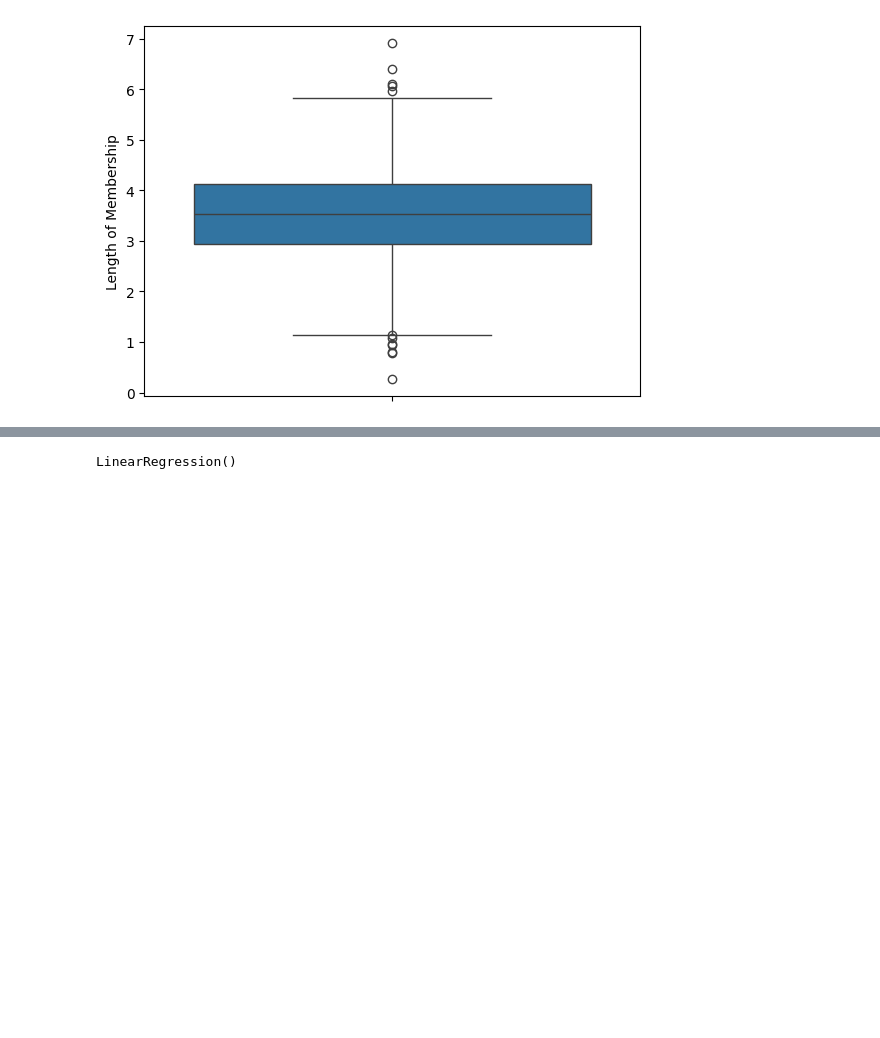
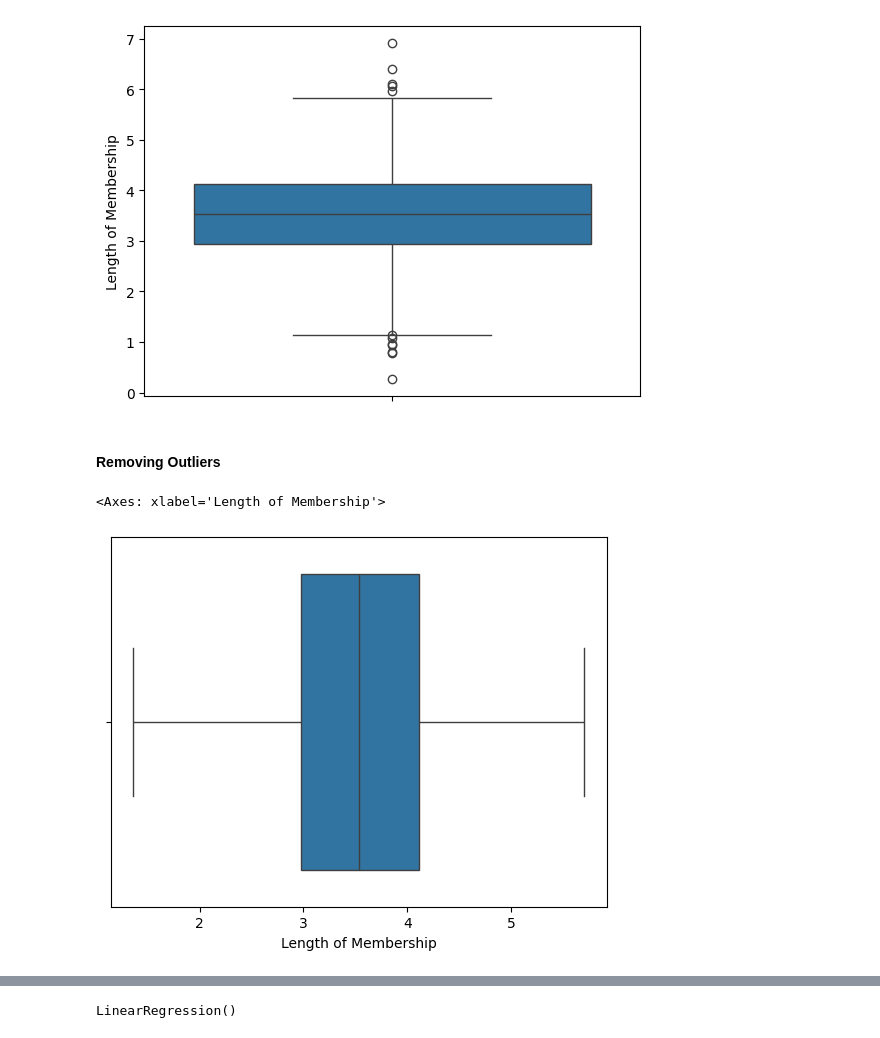
Before and after one commit to abrehamashebir/GO2COD_DS_01, a Jupyter notebook: notebook/ecomerce_eda.ipynb, the cells around one changed output, grey strips where cells are left out. Saved outputs shown, nothing was run; the diff lists cells and outputs as text; code cells hidden in the pictures; blank space fills up the shorter version.

Commit message:
Removing outliers for feature variables

```diff
--- a/notebook/ecomerce_eda.ipynb
+++ b/notebook/ecomerce_eda.ipynb
@@ -173,3 +171,21 @@ sns.boxplot(df['Length of Membership'])
 # %% [output]
 <Axes: ylabel='Length of Membership'>
 [figure]
+# %% [markdown]
+#### Removing Outliers
+# %%
+q1 = df['Length of Membership'].quantile(.25)
+q2 = df['Length of Membership'].quantile(.50)
+q3 = df['Length of Membership'].quantile(.75)
+
+IQR = q3 - q1
+upper = q3 + 1.5 * IQR
+lower = q1 - 1.5 * IQR
+# %%
+# Remove outliers for Length of Membership'
+df= df[~((df['Length of Membership']<lower) | (df['Length of Membership'] > upper))]
+# %%
+sns.boxplot(x = df['Length of Membership'])
+# %% [output]
+<Axes: xlabel='Length of Membership'>
+[figure, added]
```
Also changed, not shown: parts of 10 cells of this notebook.
